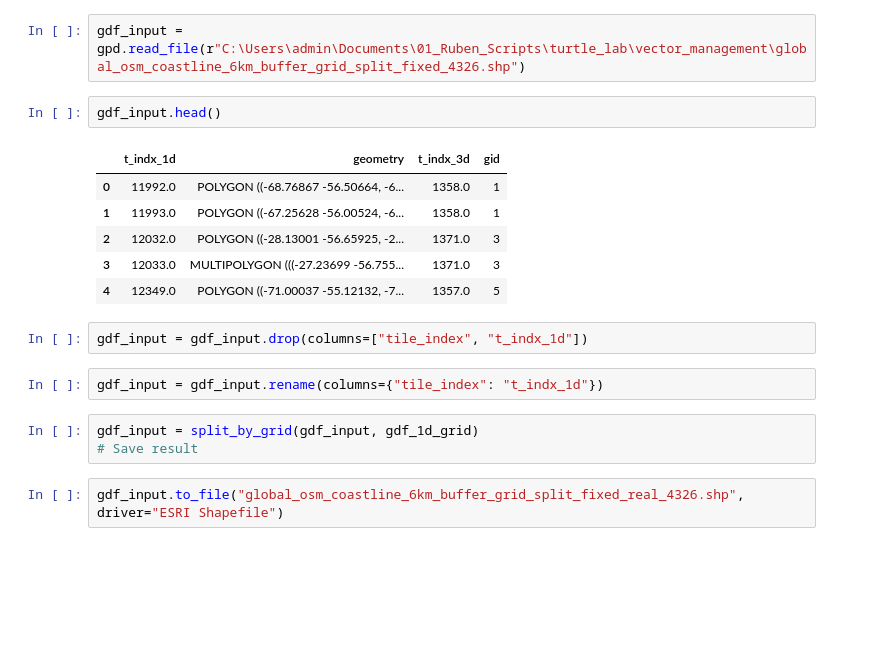
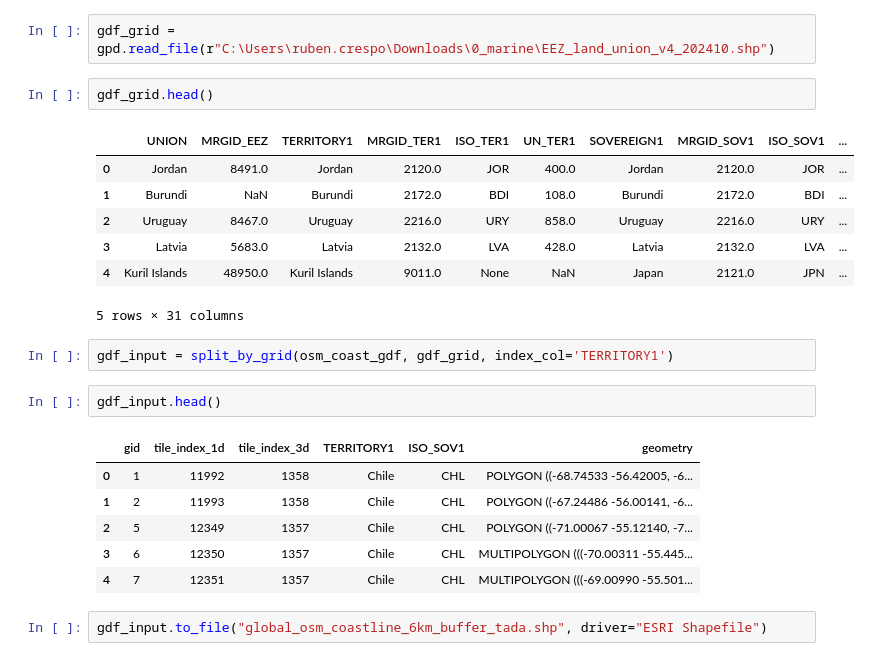
Before and after one commit to Rubenturtle/Turtle_lab, a Jupyter notebook: vector_management/grid_territory.ipynb, the cells around one changed output. Drawn from its saved outputs; the diff is of its cells as text; blank space fills up the shorter version.

```diff
--- a/vector_management/grid_territory.ipynb
+++ b/vector_management/grid_territory.ipynb
@@ -94,20 +162,25 @@ Successfully loaded global_klab_3d_tiles (5640 features)
 # %%
-gdf_input = gpd.read_file(r"C:\Users\admin\Documents\01_Ruben_Scripts\turtle_lab\vector_management\global_osm_coastline_6km_buffer_grid_split_fixed_4326.shp")
+gdf_grid = gpd.read_file(r"C:\Users\ruben.crespo\Downloads\0_marine\EEZ_land_union_v4_202410.shp")
-# %%
-gdf_input.head()
-# %% [output]
-|  | t_indx_1d | geometry | t_indx_3d | gid |
-| 0 | 11992.0 | POLYGON ((-68.76867 -56.50664, -6... | 1358.0 | 1 |
-| 1 | 11993.0 | POLYGON ((-67.25628 -56.00524, -6... | 1358.0 | 1 |
-| 2 | 12032.0 | POLYGON ((-28.13001 -56.65925, -2... | 1371.0 | 3 |
-| 3 | 12033.0 | MULTIPOLYGON (((-27.23699 -56.755... | 1371.0 | 3 |
-| 4 | 12349.0 | POLYGON ((-71.00037 -55.12132, -7... | 1357.0 | 5 |
-# %%
-gdf_input = gdf_input.drop(columns=["tile_index", "t_indx_1d"])
-# %%
-gdf_input = gdf_input.rename(columns={"tile_index": "t_indx_1d"})
+# %%
+gdf_grid.head()
+# %% [output]
+|  | UNION | MRGID_EEZ | TERRITORY1 | MRGID_TER1 | ISO_TER1 | UN_TER1 | SOVEREIGN1 | MRGID_SOV1 | ISO_SOV1 | ... |
+| 0 | Jordan | 8491.0 | Jordan | 2120.0 | JOR | 400.0 | Jordan | 2120.0 | JOR | ... |
+| 1 | Burundi | NaN | Burundi | 2172.0 | BDI | 108.0 | Burundi | 2172.0 | BDI | ... |
+| 2 | Uruguay | 8467.0 | Uruguay | 2216.0 | URY | 858.0 | Uruguay | 2216.0 | URY | ... |
+| 3 | Latvia | 5683.0 | Latvia | 2132.0 | LVA | 428.0 | Latvia | 2132.0 | LVA | ... |
+| 4 | Kuril Islands | 48950.0 | Kuril Islands | 9011.0 | None | NaN | Japan | 2121.0 | JPN | ... |
+5 rows × 31 columns
 # %%
-gdf_input = split_by_grid(gdf_input, gdf_1d_grid)
-# Save result
+gdf_input = split_by_grid(osm_coast_gdf, gdf_grid, index_col='TERRITORY1')
+# %%
+gdf_input.head()
+# %% [output]
+|  | gid | tile_index_1d | tile_index_3d | TERRITORY1 | ISO_SOV1 | geometry |
+| 0 | 1 | 11992 | 1358 | Chile | CHL | POLYGON ((-68.74533 -56.42005, -6... |
+| 1 | 2 | 11993 | 1358 | Chile | CHL | POLYGON ((-67.24486 -56.00141, -6... |
+| 2 | 5 | 12349 | 1357 | Chile | CHL | POLYGON ((-71.00067 -55.12140, -7... |
+| 3 | 6 | 12350 | 1357 | Chile | CHL | MULTIPOLYGON (((-70.00311 -55.445... |
+| 4 | 7 | 12351 | 1357 | Chile | CHL | MULTIPOLYGON (((-69.00990 -55.501... |
 # %%
-gdf_input.to_file("global_osm_coastline_6km_buffer_grid_split_fixed_real_4326.shp", driver="ESRI Shapefile")
+gdf_input.to_file("global_osm_coastline_6km_buffer_tada.shp", driver="ESRI Shapefile")
```
Also changed, not shown: parts of 4 cells of this notebook, 21 other files.
